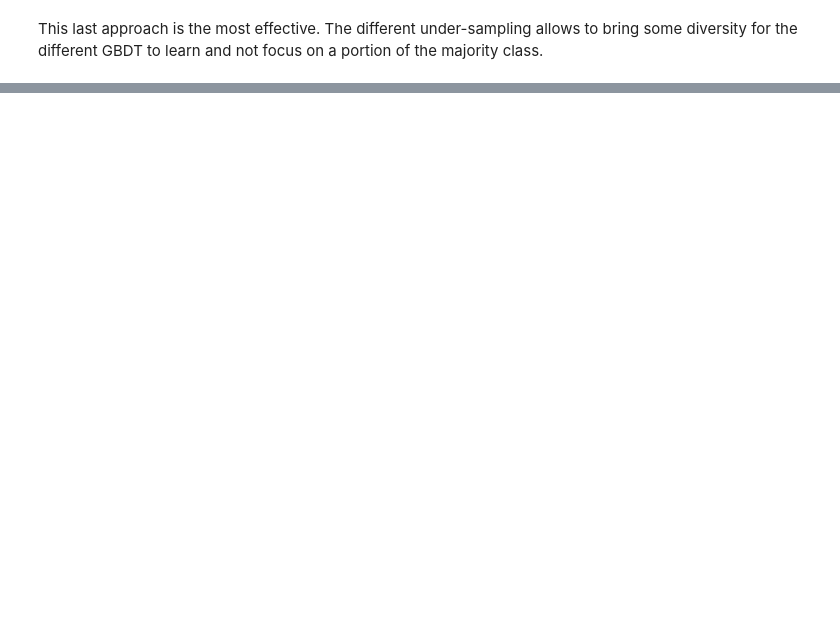
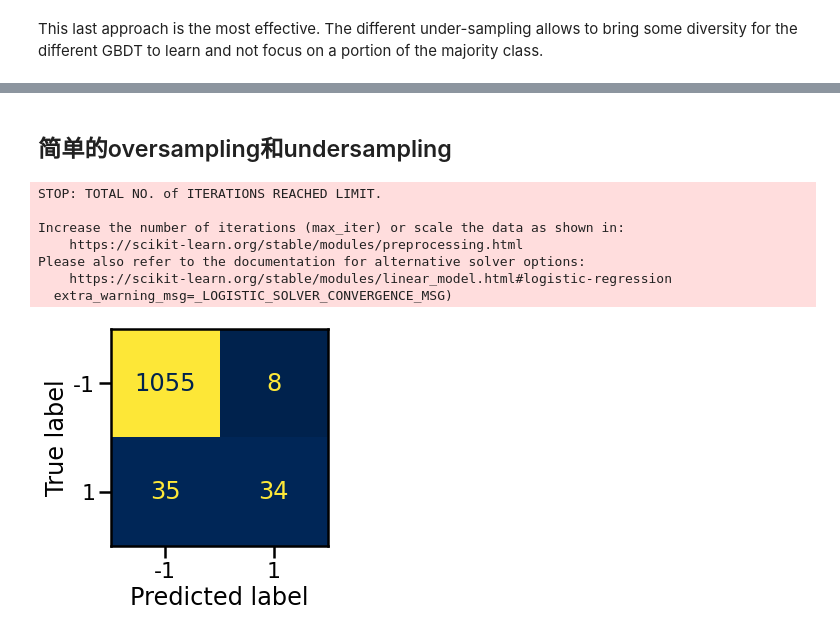
Before and after one commit to dwei-cn/ml-algo-implementation, a Jupyter notebook: Imbalanced_Learning_Method_Comparision.ipynb, the cells around one changed output, grey strips where cells are left out. Saved outputs shown, nothing was run; the diff lists cells and outputs as text; code cells hidden in the pictures; blank space fills up the shorter version.

```diff
--- a/Imbalanced_Learning_Method_Comparision.ipynb
+++ b/Imbalanced_Learning_Method_Comparision.ipynb
@@ -427,0 +430,19 @@ portion of the majority class.
+# %% [markdown]
+## 简单的oversampling和undersampling
+# %%
+from imblearn.datasets import fetch_datasets
+from sklearn.model_selection import train_test_split
+
+
+thyroid_sick = fetch_datasets()['thyroid_sick']
+# %%
+X = thyroid_sick.data
+y = thyroid_sick.target
+
+X_train, X_test, y_train, y_test = train_test_split(
+    X,
+    y,
+    test_size = 0.3,
+    stratify = y,
+    random_state = 4
+)
@@ -427,0 +462,20 @@ portion of the majority class.
+# %%
+from sklearn.linear_model import LogisticRegression
+from sklearn.metrics import plot_confusion_matrix
+import seaborn as sns
+
+clf = LogisticRegression().fit(X_train, y_train)
+y_pred = clf.predict(X_test)
+
+sns.set_context('poster')
+
+disp = plot_confusion_matrix(clf, X_test, y_test, cmap = 'cividis', colorbar = False)
+# %% [output]
+STOP: TOTAL NO. of ITERATIONS REACHED LIMIT.
+
+Increase the number of iterations (max_iter) or scale the data as shown in:
+    https://scikit-learn.org/stable/modules/preprocessing.html
+Please also refer to the documentation for alternative solver options:
+    https://scikit-learn.org/stable/modules/linear_model.html#logistic-regression
+  extra_warning_msg=_LOGISTIC_SOLVER_CONVERGENCE_MSG)
+[figure, added]
```
Also changed, not shown: parts of 29 cells of this notebook.
